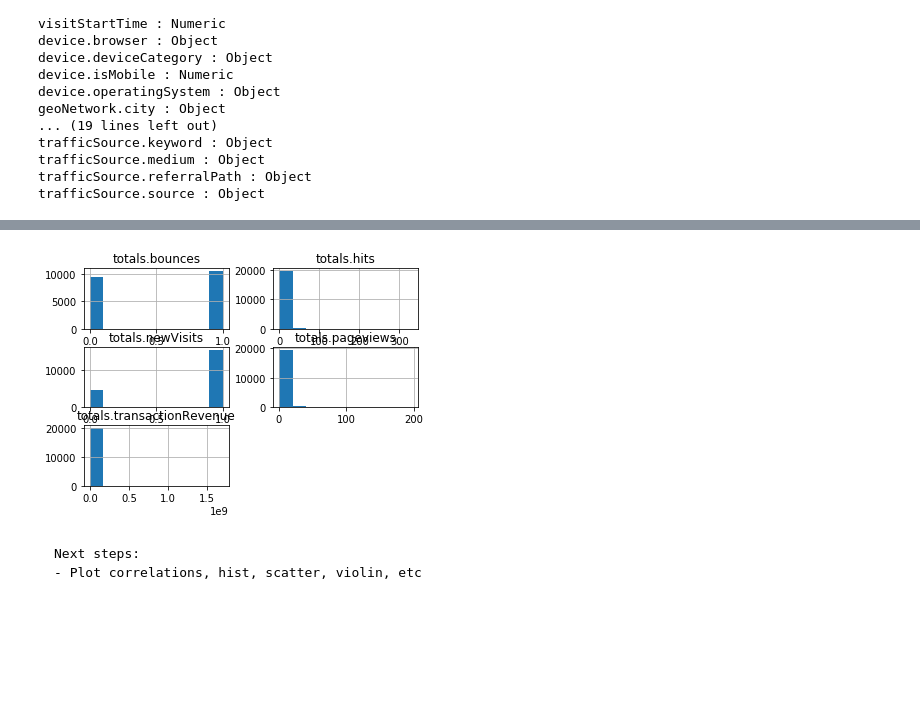
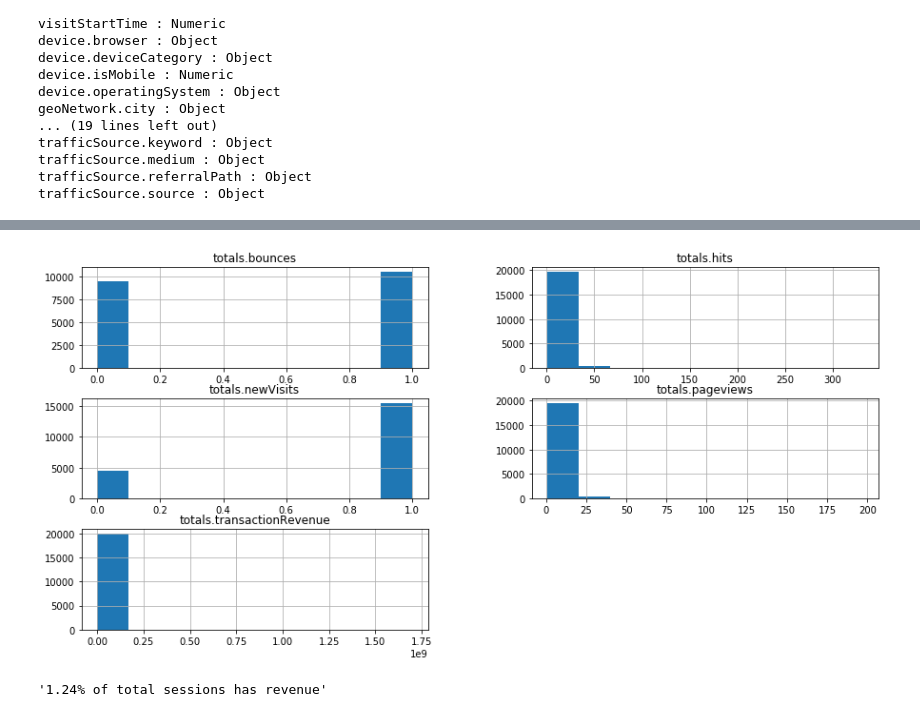
Before and after one commit to weynars/gstore_kaggle, a Jupyter notebook: notebooks/LW_Data_Exploration.ipynb, the cells around one changed output, grey strips where cells are left out. Drawn from its saved outputs; the diff is of its cells as text; code cells hidden in the pictures; blank space fills up the shorter version.

Commit message:
datetime conversion, data exploration extended

```diff
--- a/notebooks/LW_Data_Exploration.ipynb
+++ b/notebooks/LW_Data_Exploration.ipynb
@@ -94,6 +85,11 @@ for col in df_train.columns:
         float_columns[col] = float
 
 df_train = df_train.astype(float_columns)
+# %%
+# Convert visitStartTime to datetime, drop date column that has the same information
+# df_train['date'] = pd.to_datetime(df_train['date'], format='%Y%m%d')
+df_train['visitStartTime'] = pd.to_datetime(df_train['visitStartTime'], unit='s')
+df_train.drop('date', axis=1, inplace=True)
 # %%
 # Get number of unique and nulls for each column, add to delete list if 1 unique and 0 nulls
 columns_to_drop = []
@@ -161,7 +157,12 @@ for col in df_train.columns:
         df_train[col] = df_train[col].fillna(0)
     else:
         print(col, ': Object')
-        df_train[col] = df_train[col].fillna('unknown')
+        if col == 'trafficSource.adwordsClickInfo.isVideoAd':
+            df_train[col] = df_train[col].fillna(True)
+        elif col == 'trafficSource.isTrueDirect':
+            df_train[col] = df_train[col].fillna(False)
+        else:
+            df_train[col] = df_train[col].fillna('unknown')
 # %% [output]
 channelGrouping : Object
 date : Numeric
@@ -204,6 +197,7 @@ df_train.corr()
 # %%
 # Histograms
-df_train.select_dtypes(include=[float, int]).hist()
+# plt.figure(figsize = (15,7))
+df_train.select_dtypes(include=[float, int]).hist(figsize = (15,7))
 plt.show()
 # %% [output]
-[figure, old version]
+[figure, new version]
@@ -212,4 +204,5 @@ plt.show()
-# %% [markdown]
-<pre>
-Next steps:
-- Plot correlations, hist, scatter, violin, etc
+# %%
+# % of session with revenue
+'{}% of total sessions has revenue'.format(((df_train['totals.transactionRevenue']>0).sum()/len(df_train))*100)
+# %% [output]
+'1.24% of total sessions has revenue'
```
Also changed, not shown: parts of 10 cells of this notebook.
